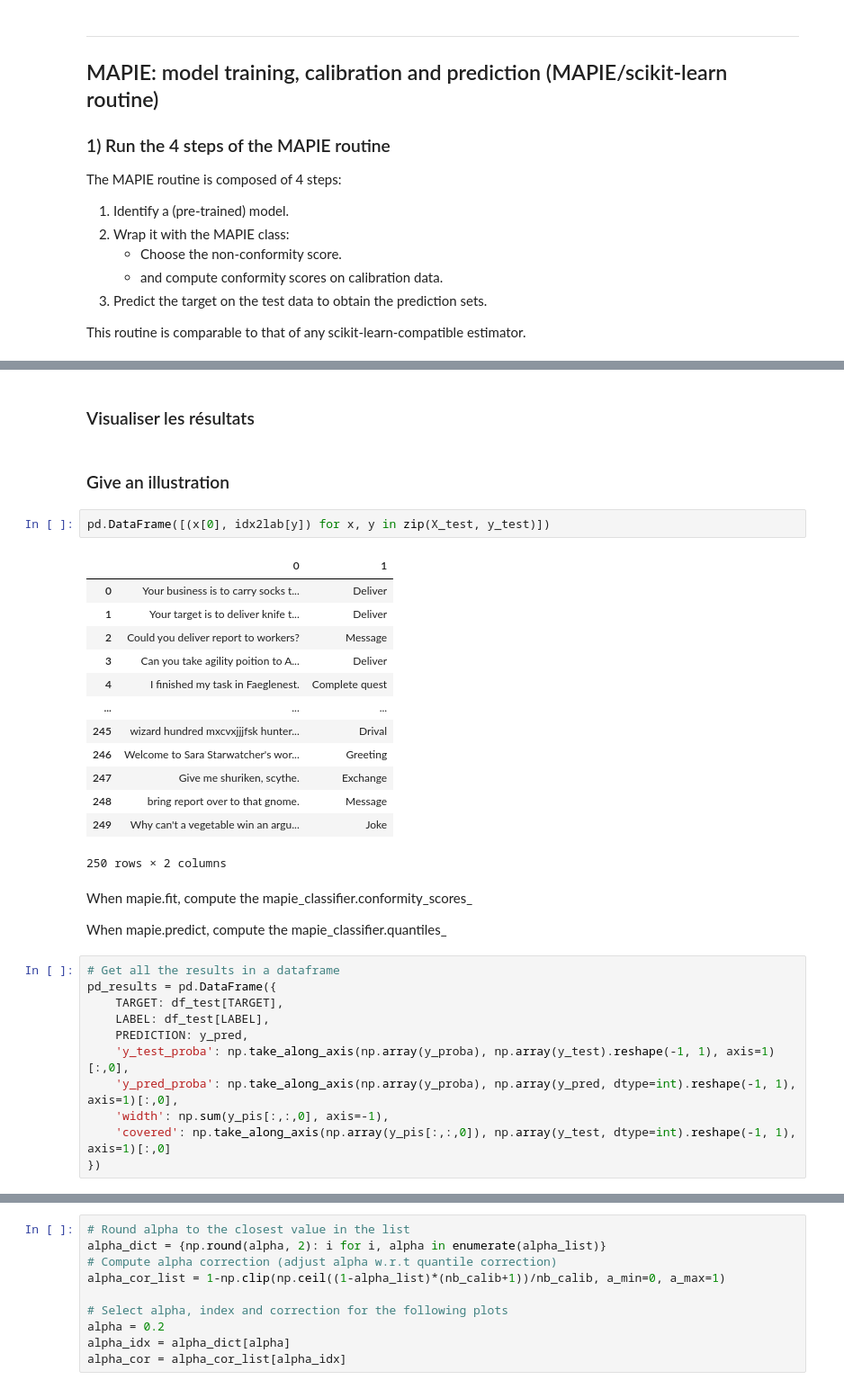
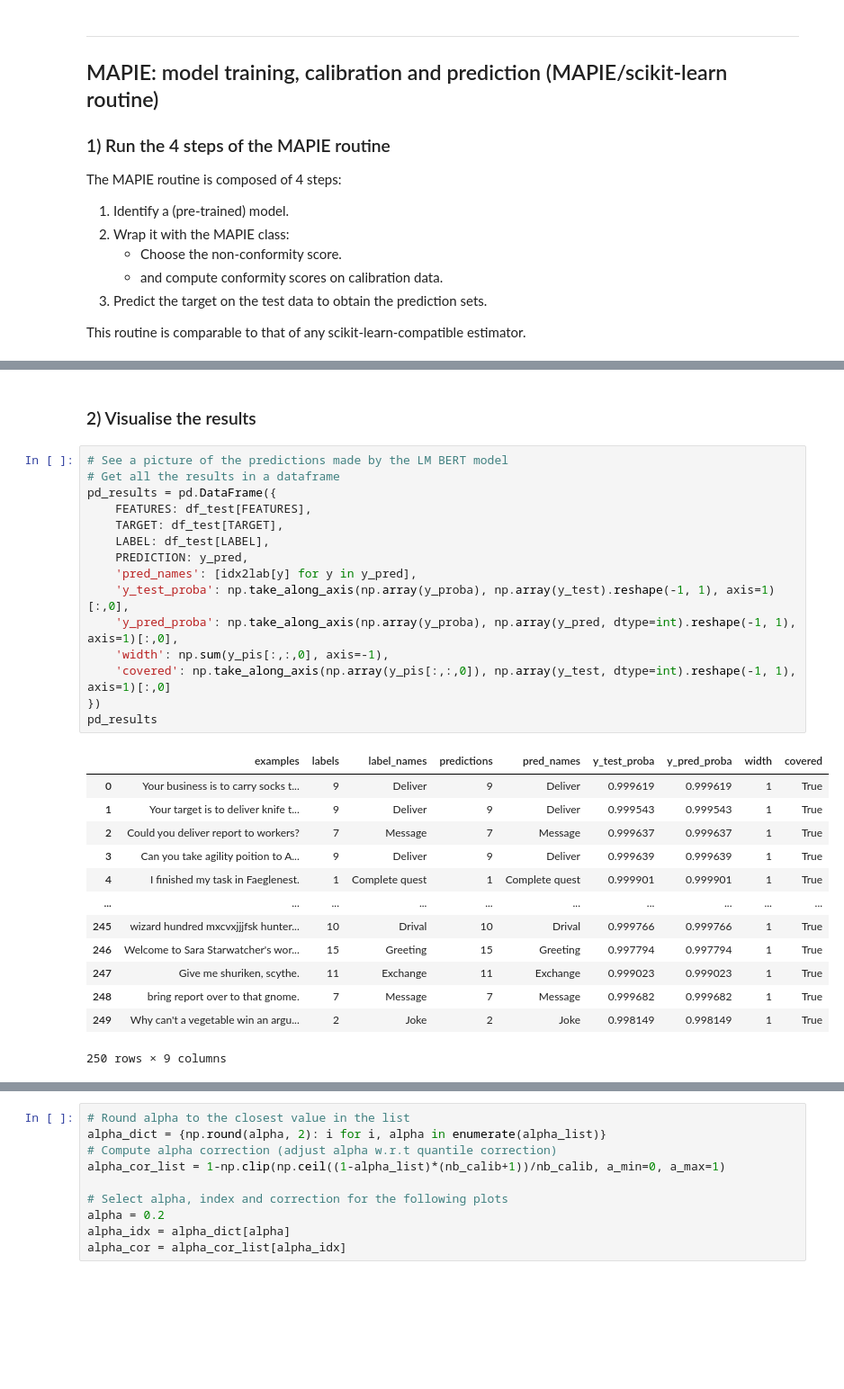
Before and after one commit to thibaultcordier/mapie-tutorial, a Jupyter notebook: 4_tuto_nlp.ipynb, the cells around one changed output, grey strips where cells are left out. Shown at 90% size. Cells and saved outputs as stored; diff of their text form; blank space fills up the shorter version.

```diff
--- a/4_tuto_nlp.ipynb
+++ b/4_tuto_nlp.ipynb
@@ -89,35 +99,31 @@ AttributeError: 'MapieFromTransformers' object has no attribute 'lab2idx'
-# %% [markdown]
-### Visualiser les résultats
-# %% [markdown]
-### Give an illustration
-# %%
-pd.DataFrame([(x[0], idx2lab[y]) for x, y in zip(X_test, y_test)])
-# %% [output]
-|  | 0 | 1 |
-| 0 | Your business is to carry socks t... | Deliver |
-| 1 | Your target is to deliver knife t... | Deliver |
-| 2 | Could you deliver report to workers? | Message |
-| 3 | Can you take agility poition to A... | Deliver |
-| 4 | I finished my task in Faeglenest. | Complete quest |
-| ... | ... | ... |
-| 245 | wizard hundred mxcvxjjjfsk hunter... | Drival |
-| 246 | Welcome to Sara Starwatcher's wor... | Greeting |
-| 247 | Give me shuriken, scythe. | Exchange |
-| 248 | bring report over to that gnome. | Message |
-| 249 | Why can't a vegetable win an argu... | Joke |
-250 rows × 2 columns
-# %% [markdown]
-When mapie.fit, compute the mapie_classifier.conformity_scores_
-
-When mapie.predict, compute the mapie_classifier.quantiles_
+# %% [markdown]
+### 2) Visualise the results
 # %%
+# See a picture of the predictions made by the LM BERT model
 # Get all the results in a dataframe
 pd_results = pd.DataFrame({
+    FEATURES: df_test[FEATURES],
     TARGET: df_test[TARGET],
     LABEL: df_test[LABEL],
     PREDICTION: y_pred,
+    'pred_names': [idx2lab[y] for y in y_pred],
     'y_test_proba': np.take_along_axis(np.array(y_proba), np.array(y_test).reshape(-1, 1), axis=1)[:,0],
     'y_pred_proba': np.take_along_axis(np.array(y_proba), np.array(y_pred, dtype=int).reshape(-1, 1), axis=1)[:,0],
     'width': np.sum(y_pis[:,:,0], axis=-1),
     'covered': np.take_along_axis(np.array(y_pis[:,:,0]), np.array(y_test, dtype=int).reshape(-1, 1), axis=1)[:,0]
 })
+pd_results
+# %% [output]
+|  | examples | labels | label_names | predictions | pred_names | y_test_proba | y_pred_proba | width | covered |
+| 0 | Your business is to carry socks t... | 9 | Deliver | 9 | Deliver | 0.999619 | 0.999619 | 1 | True |
+| 1 | Your target is to deliver knife t... | 9 | Deliver | 9 | Deliver | 0.999543 | 0.999543 | 1 | True |
+| 2 | Could you deliver report to workers? | 7 | Message | 7 | Message | 0.999637 | 0.999637 | 1 | True |
+| 3 | Can you take agility poition to A... | 9 | Deliver | 9 | Deliver | 0.999639 | 0.999639 | 1 | True |
+| 4 | I finished my task in Faeglenest. | 1 | Complete quest | 1 | Complete quest | 0.999901 | 0.999901 | 1 | True |
+| ... | ... | ... | ... | ... | ... | ... | ... | ... | ... |
+| 245 | wizard hundred mxcvxjjjfsk hunter... | 10 | Drival | 10 | Drival | 0.999766 | 0.999766 | 1 | True |
+| 246 | Welcome to Sara Starwatcher's wor... | 15 | Greeting | 15 | Greeting | 0.997794 | 0.997794 | 1 | True |
+| 247 | Give me shuriken, scythe. | 11 | Exchange | 11 | Exchange | 0.999023 | 0.999023 | 1 | True |
+| 248 | bring report over to that gnome. | 7 | Message | 7 | Message | 0.999682 | 0.999682 | 1 | True |
+| 249 | Why can't a vegetable win an argu... | 2 | Joke | 2 | Joke | 0.998149 | 0.998149 | 1 | True |
+250 rows × 9 columns
```
Also changed, not shown: parts of 21 cells of this notebook, 6 other files.
